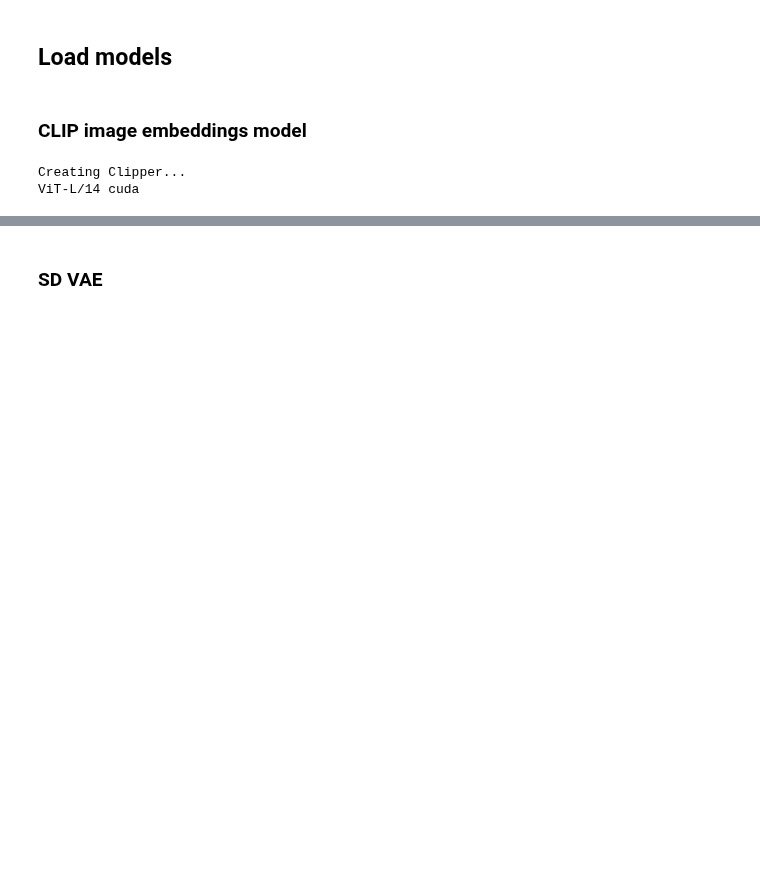
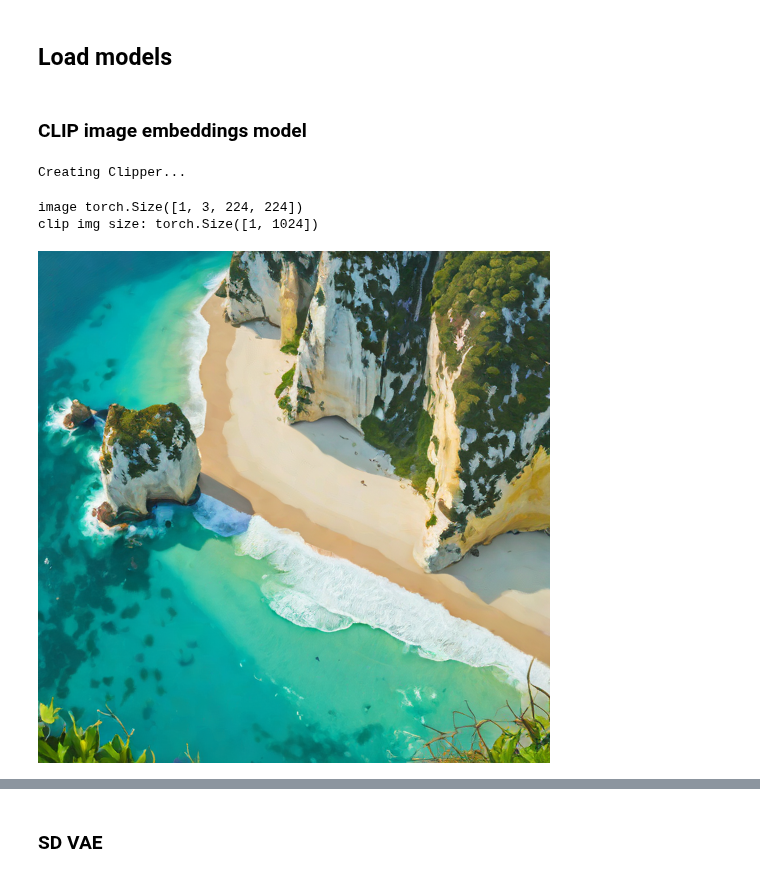
Before and after one commit to MedARC-AI/MindEye_Imagery, a Jupyter notebook: src/Train.ipynb, the cells around one changed output, grey strips where cells are left out. Drawn from its saved outputs; the diff is of its cells as text; code cells hidden in the pictures; blank space fills up the shorter version.

Commit message:
adding ip adapter experiment code

```diff
--- a/src/Train.ipynb
+++ b/src/Train.ipynb
@@ -450,12 +445,31 @@ Loaded all 73k possible NSD images to cpu! (73000, 3, 224, 224)
 ### CLIP image embeddings  model
 # %%
 print('Creating Clipper...')
+from models import ClipperLarge
 clip_sizes = {"RN50": 1024, "ViT-L/14": 768, "ViT-B/32": 512, "ViT-H-14": 1024}
 clip_variant = "ViT-L/14"
 clip_emb_dim = clip_sizes[clip_variant]
-clip_seq_dim = 257
+clip_seq_dim = 1
 clip_txt_seq_dim=77
-clip_extractor = Clipper(clip_variant, device=device, hidden_state=True, norm_embs=True)
+clip_extractor = ClipperLarge(device=device)
 # %% [output]
 Creating Clipper...
-ViT-L/14 cuda
+# %%
+from PIL import Image
+from diffusers.utils import load_image
+image = Image.open("IP-Adapter/assets/images/river.png")
+clip_img = clip_extractor.encode_image(image)
+# clip_text = clip_extractor.encode_text("naturalistic river scene, high resolution")
+print(f"clip img size: {clip_img.shape}")
+# print(f"clip text size: {clip_text.shape}")
+# %% [output]
+image torch.Size([1, 3, 224, 224])
+clip img size: torch.Size([1, 1024])
+# %%
+# pipe = DiffusionPipeline.from_pretrained("stabilityai/sdxl-turbo", variant="fp16", cache_dir=cache_dir).to(device)
+img_gen = Generator4Embeds(num_inference_steps=4, device=device, cache_dir=cache_dir)
+# %%
+output_img = img_gen.generate(clip_img.to(device))
+output_img
+# %% [output]
+[figure, added]
```
Also changed, not shown: parts of 11 cells of this notebook, 1 other file.
